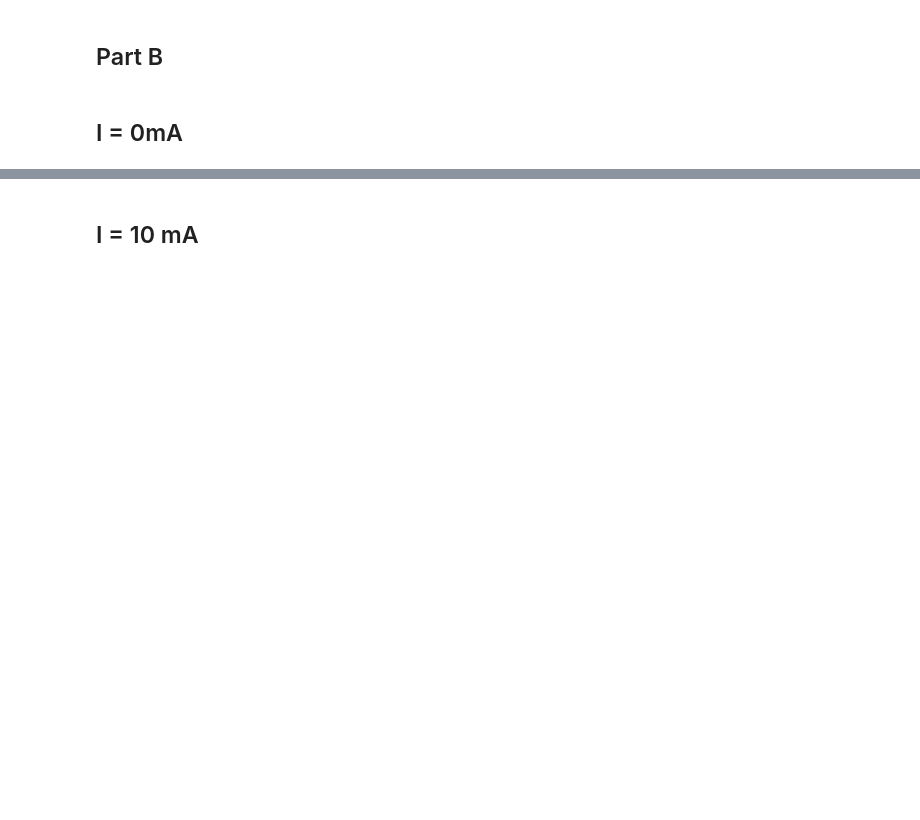
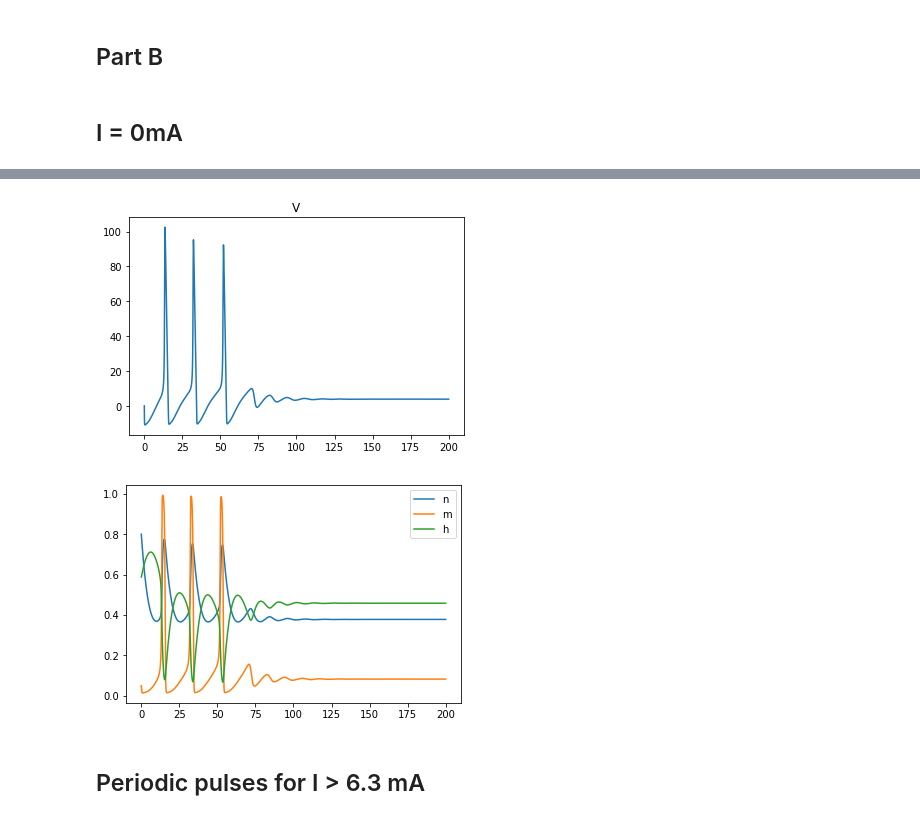
Before and after one commit to nhaubrich/biophysics, a Jupyter notebook: 100.ipynb, the cells around one changed output, grey strips where cells are left out. Cells and saved outputs as stored; diff of their text form; code cells hidden in the pictures; blank space fills up the shorter version.

```diff
--- a/100.ipynb
+++ b/100.ipynb
@@ -100,2 +109,20 @@ plt.show()
+# %%
+I = 6.2
+
+t = np.linspace(0,200,num=10**6) # in milliseconds, supposedly
+from scipy.integrate import odeint
+sol = odeint(HH, [0 ,.8,.05,.588],t)
+#sol = odeint(HH, [0,.3,.05,.588],t)
+x=plt.plot(t,sol[:,0])
+plt.title("V")
+plt.show()
+plt.plot(t,sol[:,1],label="n")
+plt.plot(t,sol[:,2],label="m")
+plt.plot(t,sol[:,3],label="h")
+plt.legend(loc='upper right')
+plt.show()
+# %% [output]
+[figure, added]
+[figure, added]
 # %% [markdown]
-## I = 10 mA
+## Periodic pulses for I > 6.3 mA
```
Also changed, not shown: parts of 13 cells of this notebook.
